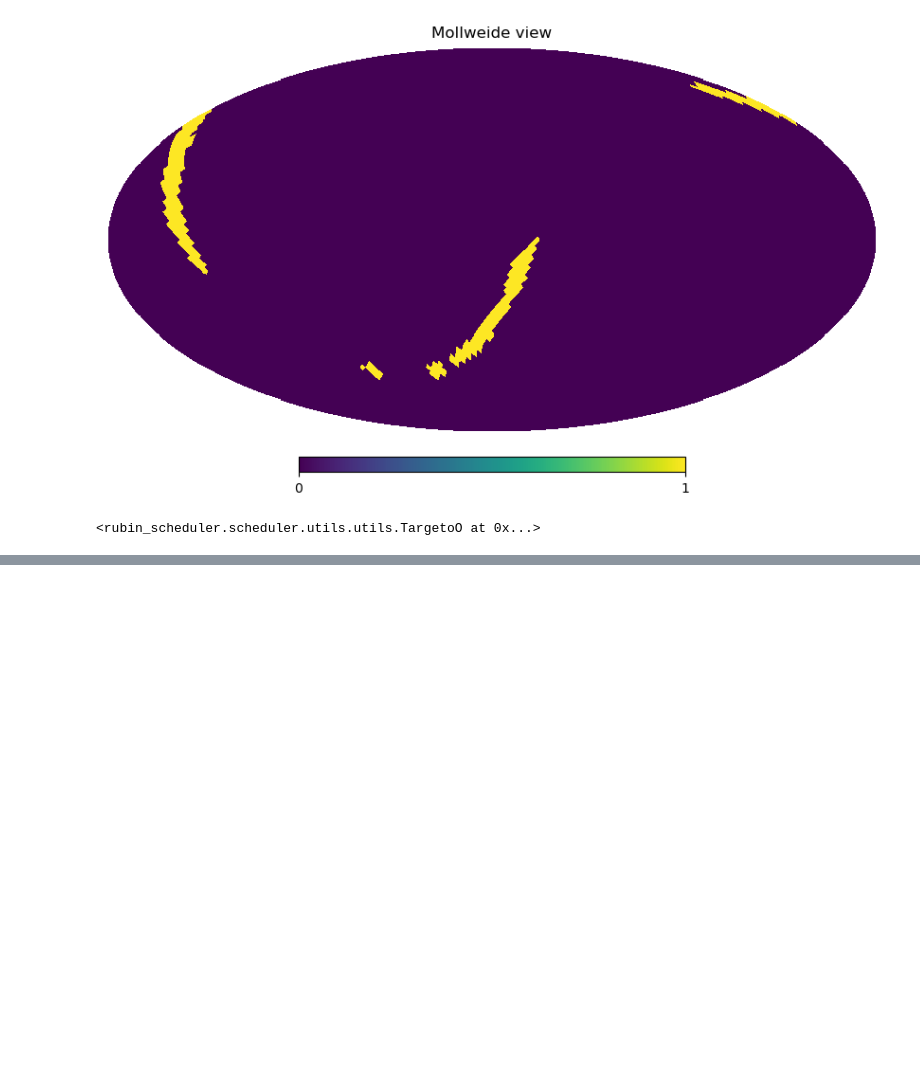
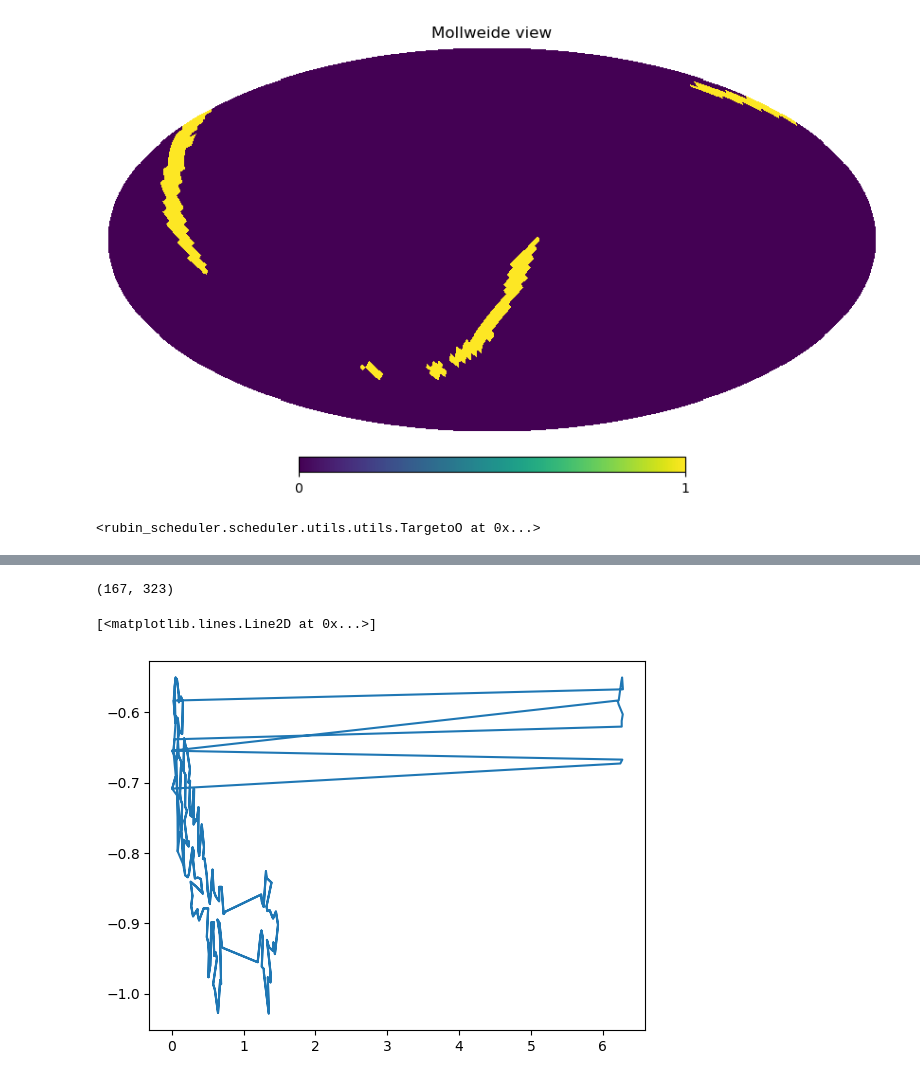
Before and after one commit to yoachim/25_scratch, a Jupyter notebook: too_large/large_too_fp.ipynb, the cells around one changed output, grey strips where cells are left out. Drawn from its saved outputs; the diff is of its cells as text; code cells hidden in the pictures; blank space fills up the shorter version.

```diff
--- a/too_large/large_too_fp.ipynb
+++ b/too_large/large_too_fp.ipynb
@@ -18,0 +76,13 @@ loaded_data[0]
+# %%
+np.unique(obs["RA"]).size, obs.size
+# %% [output]
+(167, 323)
+# %%
+det = GrabSettingDetailer()
+# %%
+ack = det(obs, conditions)
+# %%
+plt.plot(ack["RA"], ack["dec"])
+# %% [output]
+[<matplotlib.lines.Line2D at 0x...>]
+[figure, added]
```
Also changed, not shown: parts of 15 cells of this notebook.
